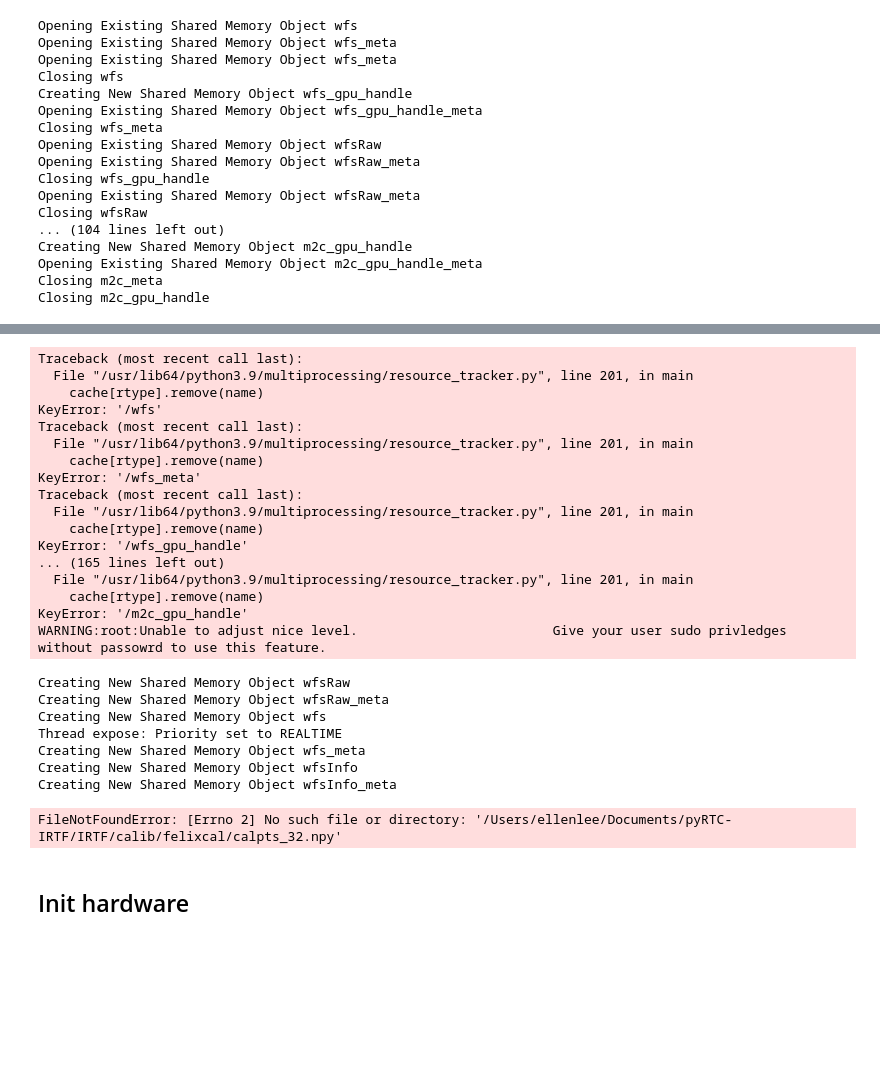
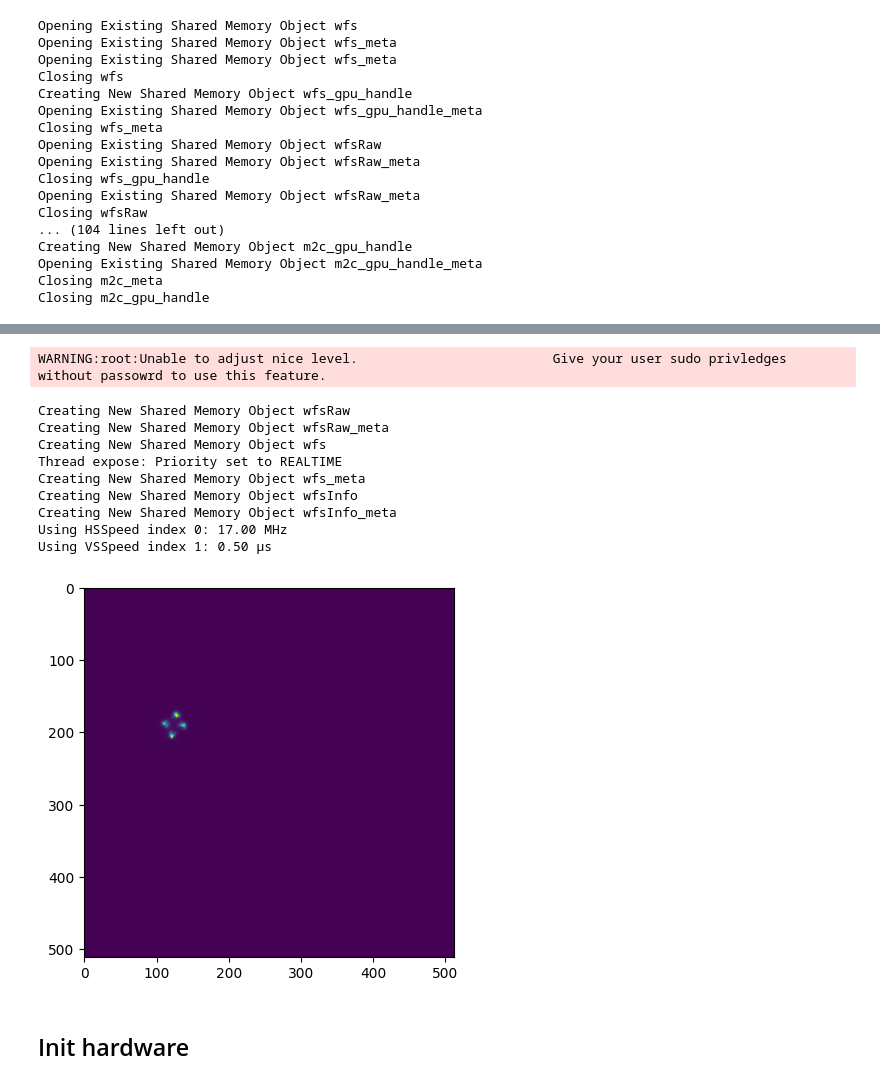
Before and after one commit to ellenle3/pyRTC-IRTF, a Jupyter notebook: IRTF/felixloop.ipynb, the cells around one changed output, grey strips where cells are left out. Cells and saved outputs as stored; diff of their text form; code cells hidden in the pictures; blank space fills up the shorter version.

```diff
--- a/IRTF/felixloop.ipynb
+++ b/IRTF/felixloop.ipynb
@@ -76,39 +98,34 @@ plt.imshow(im)
 # %%
 # Get WFS image. make sure to reset SHMs after you're done.
-conf = utils.read_yaml_file("config_felixsim.yaml")
+conf = utils.read_yaml_file("config_felix.yaml")
 wfs_conf = conf["wfs"]
-wfs = FELIXSimulator(wfs_conf)
+wfs_conf["width"] = 512
+wfs_conf["height"] = 512
+wfs_conf["left"] = 1
+wfs_conf["top"] = 1
+wfs_conf["exposure"] = 1
+wfs = AndorWFS(wfs_conf)
+wfs.setRoi([512,512,1,1])
 wfs.start()
 time.sleep(1)
-img = wfs.image.read_noblock()
+img = wfs.image.read()
 wfs.stop()
-#fits.writeto("../pyRTCView/felix_image.fits", img, overwrite=True)
+plt.figure()
+plt.imshow(img)
+plt.show()
+fits.writeto("../pyRTCView/felix_image.fits", img, overwrite=True)
 # %% [output]
-Traceback (most recent call last):
-  File "/usr/lib64/python3.9/multiprocessing/resource_tracker.py", line 201, in main
-    cache[rtype].remove(name)
-KeyError: '/wfs'
-Traceback (most recent call last):
-  File "/usr/lib64/python3.9/multiprocessing/resource_tracker.py", line 201, in main
-    cache[rtype].remove(name)
-KeyError: '/wfs_meta'
-Traceback (most recent call last):
-  File "/usr/lib64/python3.9/multiprocessing/resource_tracker.py", line 201, in main
-    cache[rtype].remove(name)
-KeyError: '/wfs_gpu_handle'
-... (165 lines left out)
-  File "/usr/lib64/python3.9/multiprocessing/resource_tracker.py", line 201, in main
-    cache[rtype].remove(name)
-KeyError: '/m2c_gpu_handle'
 WARNING:root:Unable to adjust nice level.                         Give your user sudo privledges without passowrd to use this feature.
 Creating New Shared Memory Object wfsRaw
 Creating New Shared Memory Object wfsRaw_meta
 Creating New Shared Memory Object wfs
 Thread expose: Priority set to REALTIME
 Creating New Shared Memory Object wfs_meta
 Creating New Shared Memory Object wfsInfo
 Creating New Shared Memory Object wfsInfo_meta
+Using HSSpeed index 0: 17.00 MHz
+Using VSSpeed index 1: 0.50 µs
-FileNotFoundError: [Errno 2] No such file or directory: '/Users/ellenlee/Documents/pyRTC-IRTF/IRTF/calib/felixcal/calpts_32.npy'
+[figure, added]
 # %% [markdown]
 ## Init hardware
 # %%
```
Also changed, not shown: parts of 70 cells of this notebook, 38 other files.
